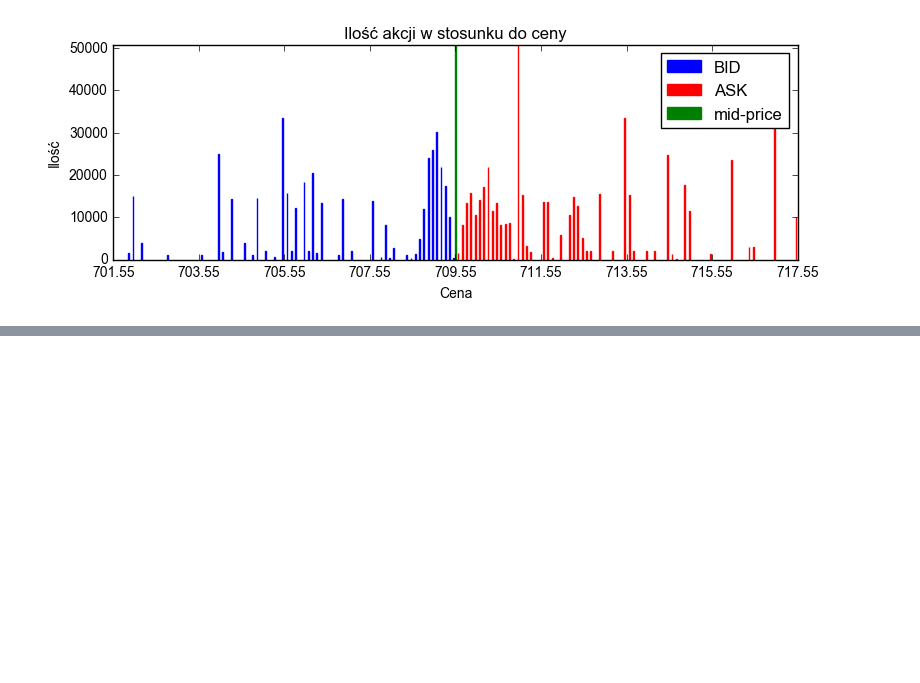
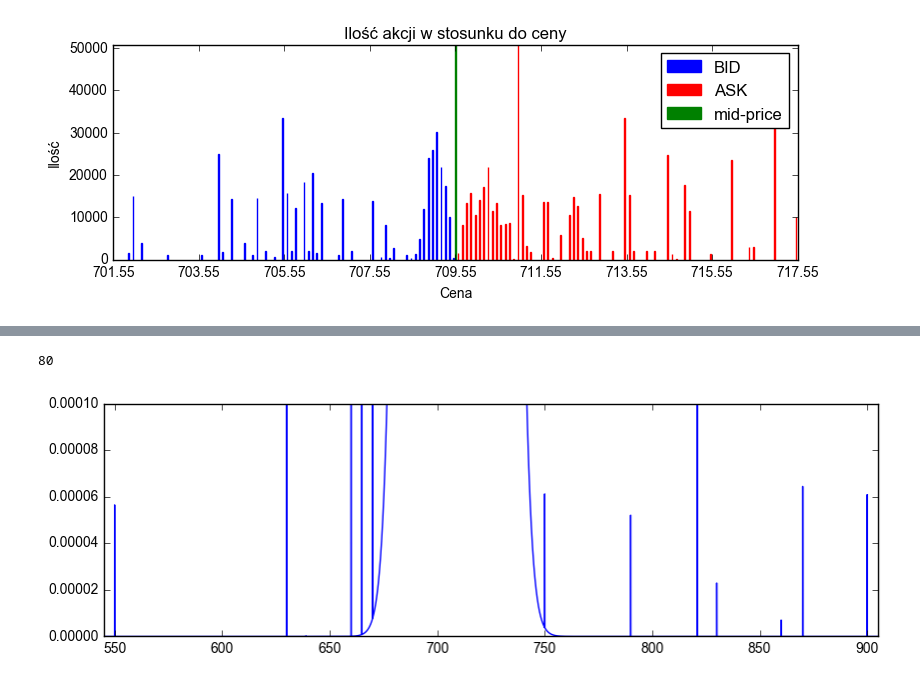
Before and after one commit to DawPawel/PracaLicencjacka, a Jupyter notebook: ostateczne/GenerowanieStruktur.ipynb, the cells around one changed output, grey strips where cells are left out. Saved outputs shown, nothing was run; the diff lists cells and outputs as text; code cells hidden in the pictures; blank space fills up the shorter version.

```diff
--- a/ostateczne/GenerowanieStruktur.ipynb
+++ b/ostateczne/GenerowanieStruktur.ipynb
@@ -785,0 +485,14 @@ tablica.shape
+# %%
+plt.rcParams["figure.figsize"] = [10, 3]
+minimalne = X[nrWiersza].bid[0][0]-5
+maksymalne = X[nrWiersza].ask[-1][0]+5
+gmm_x = np.linspace(minimalne, maksymalne, 10000)
+gmm_y = np.exp(gmmList[nrWiersza].score_samples(gmm_x.reshape(-1, 1)))
+plt.axis([minimalne, maksymalne, 0, 0.0001])
+plt.plot(gmm_x, gmm_y)
+print(k)
+plt.show()
+np.save("gmmList" + str(k) + ".npy", gmmList)
+# %% [output]
+80
+[figure, added]
```
Also changed, not shown: parts of 67 cells of this notebook, 36 other files.
